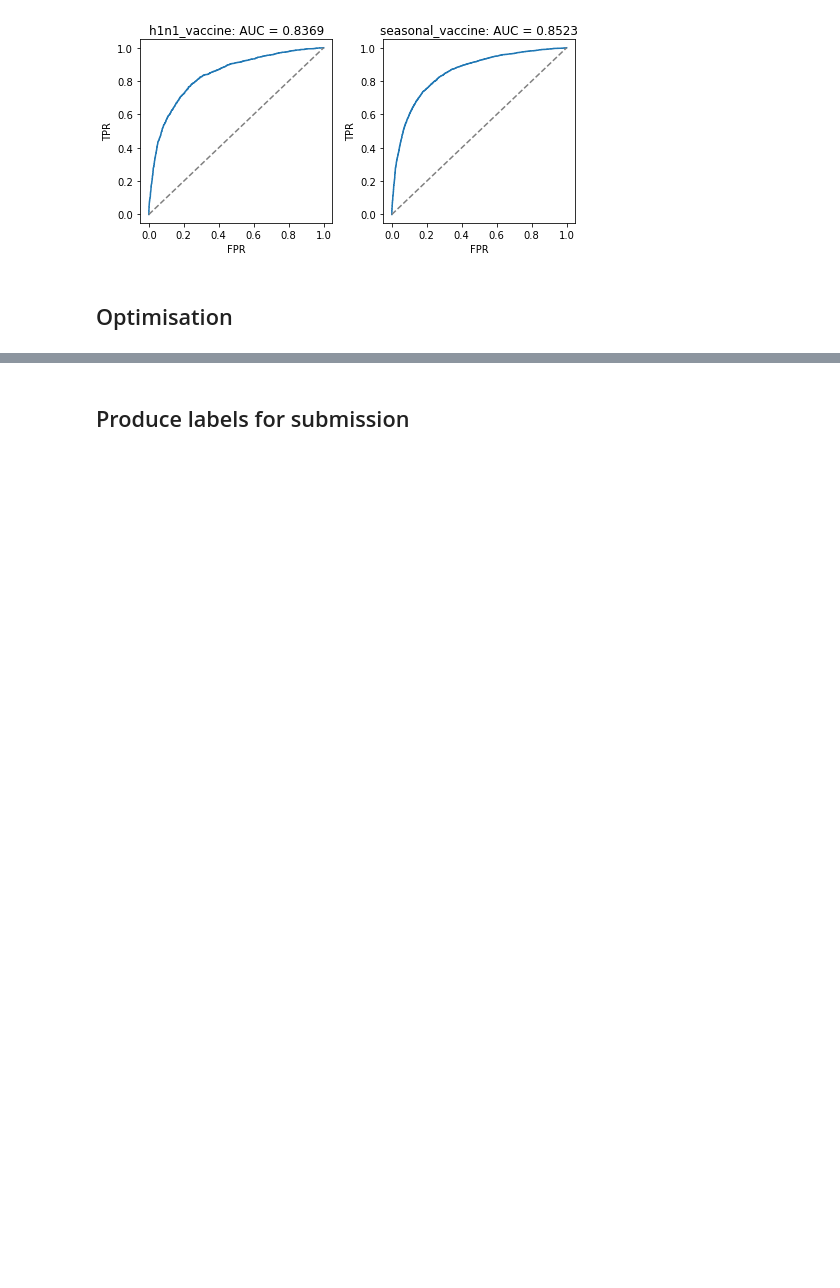
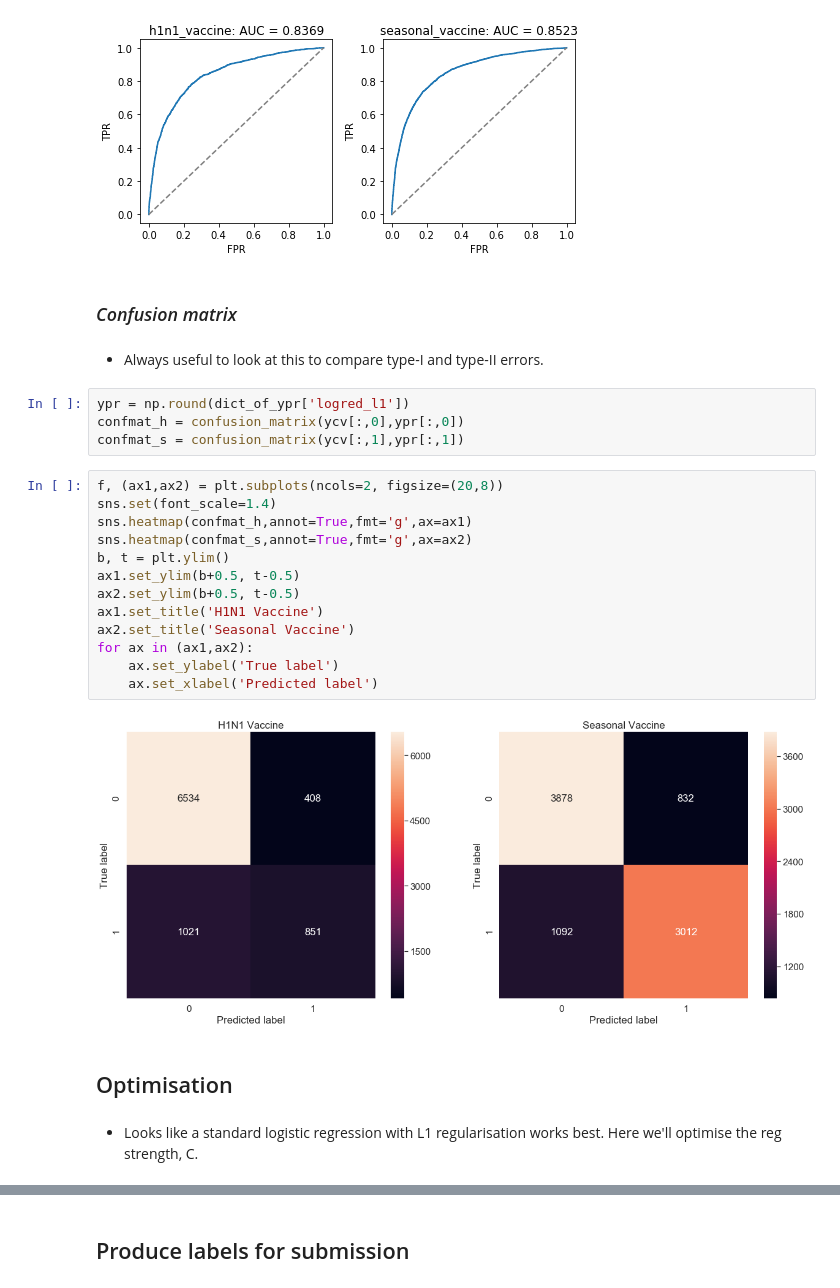
Before and after one commit to ScottVinay/Flu-shot-learning, a Jupyter notebook: flu.ipynb, the cells around one changed output, grey strips where cells are left out. Drawn from its saved outputs; the diff is of its cells as text; blank space fills up the shorter version.

```diff
--- a/flu.ipynb
+++ b/flu.ipynb
@@ -446,6 +520,31 @@ def plot_roc(dict_of_ypr, label):
 plot_roc(dict_of_ypr,'logred_l2')
 # %% [output]
 [figure]
+# %% [markdown]
+### *Confusion matrix*
+# %% [markdown]
+- Always useful to look at this to compare type-I and type-II errors.
+# %%
+ypr = np.round(dict_of_ypr['logred_l1'])
+confmat_h = confusion_matrix(ycv[:,0],ypr[:,0])
+confmat_s = confusion_matrix(ycv[:,1],ypr[:,1])
+# %%
+f, (ax1,ax2) = plt.subplots(ncols=2, figsize=(20,8))
+sns.set(font_scale=1.4)
+sns.heatmap(confmat_h,annot=True,fmt='g',ax=ax1)
+sns.heatmap(confmat_s,annot=True,fmt='g',ax=ax2)
+b, t = plt.ylim()
+ax1.set_ylim(b+0.5, t-0.5)
+ax2.set_ylim(b+0.5, t-0.5)
+ax1.set_title('H1N1 Vaccine')
+ax2.set_title('Seasonal Vaccine')
+for ax in (ax1,ax2):
+    ax.set_ylabel('True label')
+    ax.set_xlabel('Predicted label')
+# %% [output]
+[figure, added]
 # %% [markdown]
 ## Optimisation
+# %% [markdown]
+- Looks like a standard logistic regression with L1 regularisation works best. Here we'll optimise the reg strength, C.
 # %%
```
Also changed, not shown: parts of 39 cells of this notebook, 3 other files.
